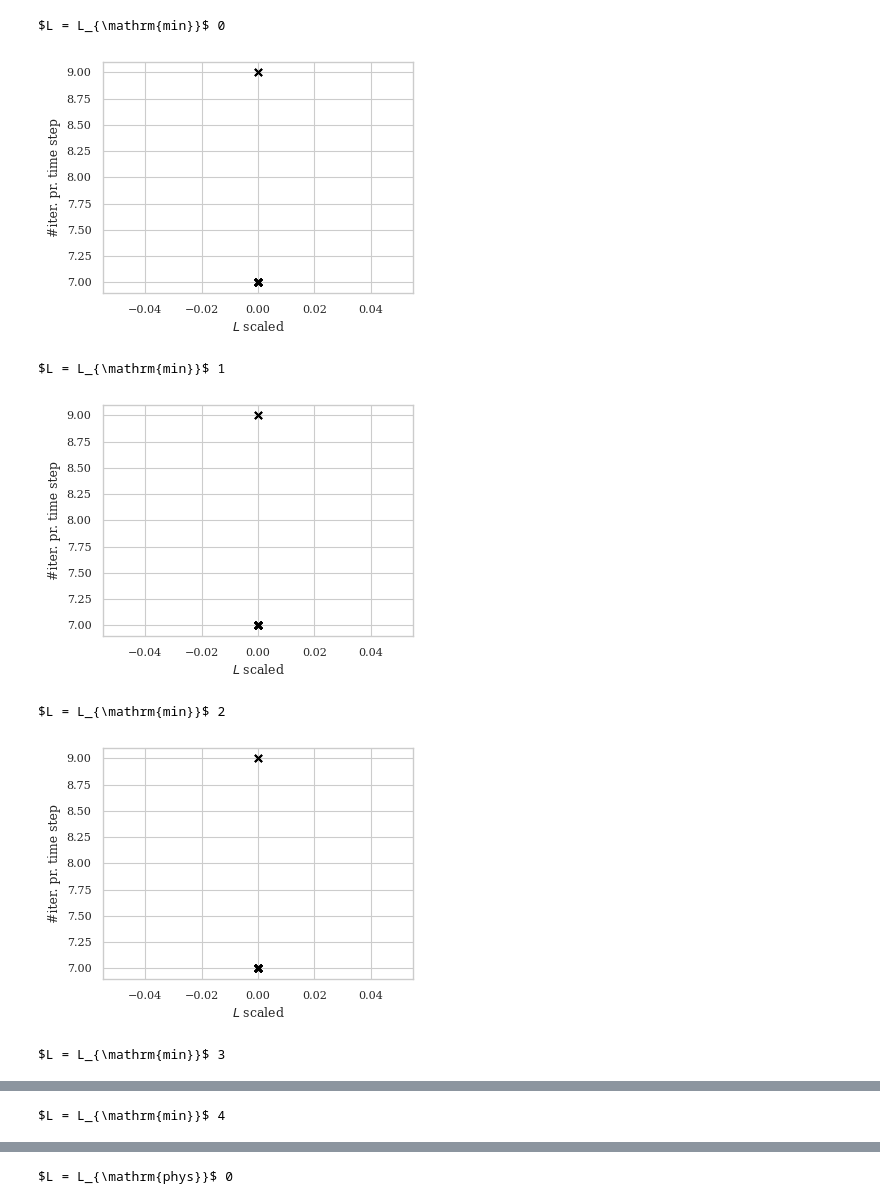
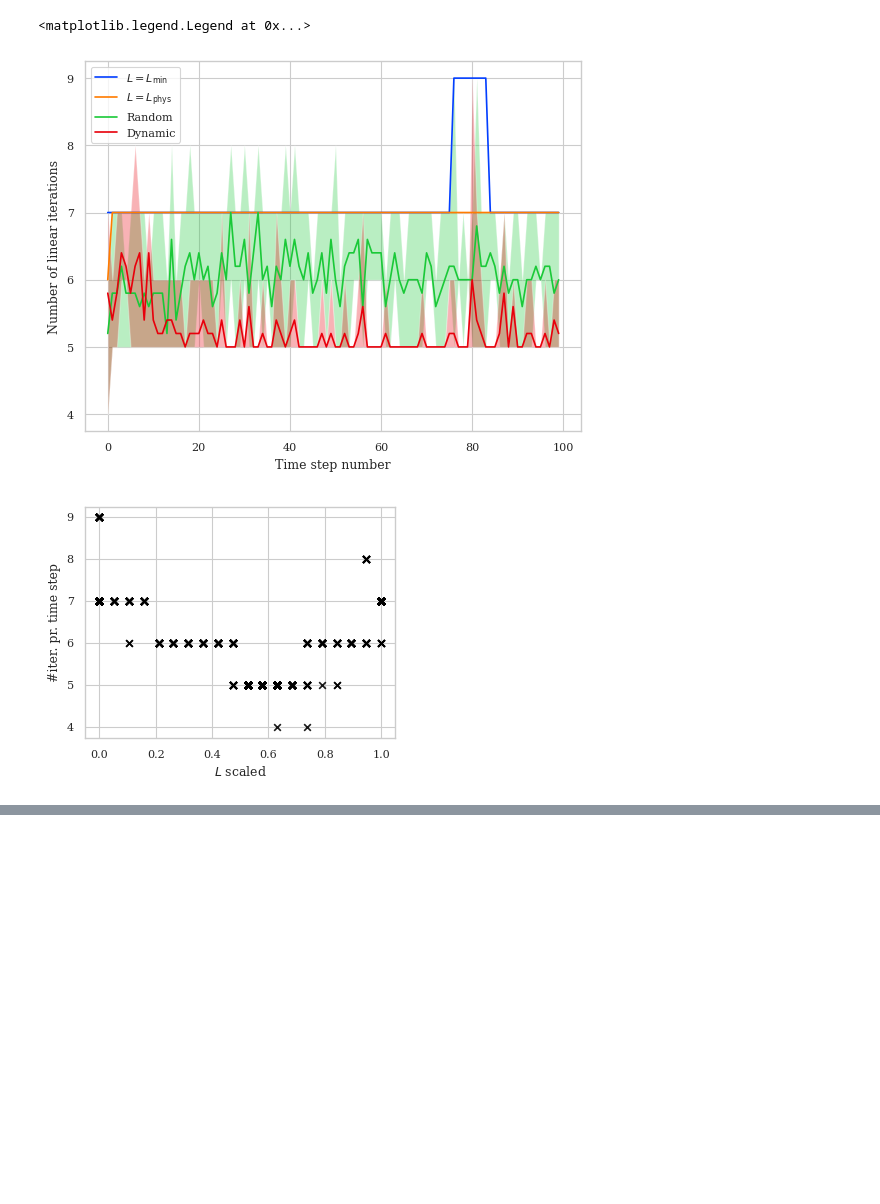
Before and after one commit to Yuriyzabegaev/solver_selector, a Jupyter notebook: examples/1/results_1_poro.ipynb, the cells around one changed output, grey strips where cells are left out. Drawn from its saved outputs; the diff is of its cells as text; code cells hidden in the pictures; blank space fills up the shorter version.

```diff
--- a/examples/1/results_1_poro.ipynb
+++ b/examples/1/results_1_poro.ipynb
@@ -126,23 +110,37 @@ for i in range(NUM_SIMS):
+# %%
+plt.figure()
+for name, values in data.items():
+    num_iters = [make_num_linear_iters(perf, converged=CONVERGED) for perf in values]
+    mean = np.mean(num_iters, axis=0)
+    max = np.max(num_iters, axis=0)
+    min = np.min(num_iters, axis=0)
+    x = make_simulation_time(values[0], converged=CONVERGED) / MINUTE
+    if not USE_SIMULATED_TIME:
+        x = np.arange(len(mean))
+    plt.fill_between(x, min, max, alpha=.3)
+    plt.plot(x, mean, label=name)
+plt.xlabel(X_LABEL)
+plt.ylabel('Number of linear iterations')
+plt.legend()
+# %% [output]
+<matplotlib.legend.Legend at 0x...>
+[figure, added]
 # %%
+l_factors = []
+num_iters = []
+plt.figure(figsize=(4, 3))
+
 for name, values in data.items():
-    for i, value in enumerate(values):
-        print(name, i)
-        plt.figure(figsize=(4, 3))
-        l_factors = make_l_factor(value)
-        num_iters = make_num_linear_iters(value)
-        plt.scatter(
-            l_factors, num_iters, label=name, alpha=0.9, color="black", marker="x"
-        )
-        plt.ylabel("#iter. pr. time step")
-        plt.xlabel("$L$ scaled")
-        plt.show()
-        if save_media_path is not None:
-            plt.savefig(save_media_path / "poro_iters.pdf", bbox_inches="tight")
+    for value in values:
+        l_factors.extend(make_l_factor(value).tolist())
+        num_iters.extend(make_num_linear_iters(value).tolist())
+plt.scatter(
+    l_factors, num_iters, label=name, alpha=0.9, color="black", marker="x"
+)
+plt.ylabel("#iter. pr. time step")
+plt.xlabel("$L$ scaled")
+plt.show()
+if save_media_path is not None:
+    plt.savefig(save_media_path / "poro_iters.pdf", bbox_inches="tight")
 # %% [output]
-$L = L_{\mathrm{min}}$ 0
-[figure, old version]
+[figure, new version]
-$L = L_{\mathrm{min}}$ 1
-[figure, removed]
-$L = L_{\mathrm{min}}$ 2
-[figure, removed]
-$L = L_{\mathrm{min}}$ 3
@@ -150 +146,0 @@ $L = L_{\mathrm{min}}$ 3
-$L = L_{\mathrm{min}}$ 4
@@ -152 +146,0 @@ $L = L_{\mathrm{min}}$ 4
-$L = L_{\mathrm{phys}}$ 0
```
Also changed, not shown: parts of 8 cells of this notebook, 7 other files.
